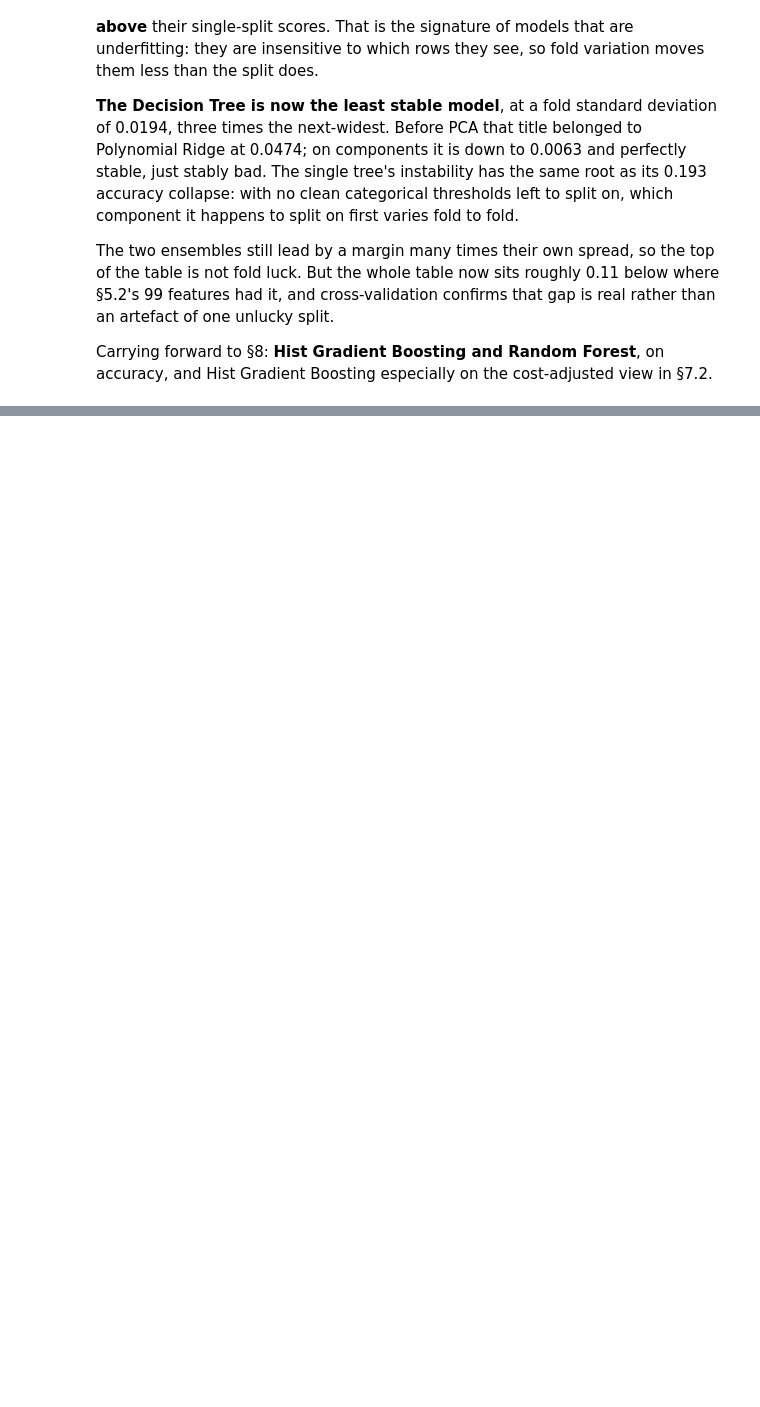
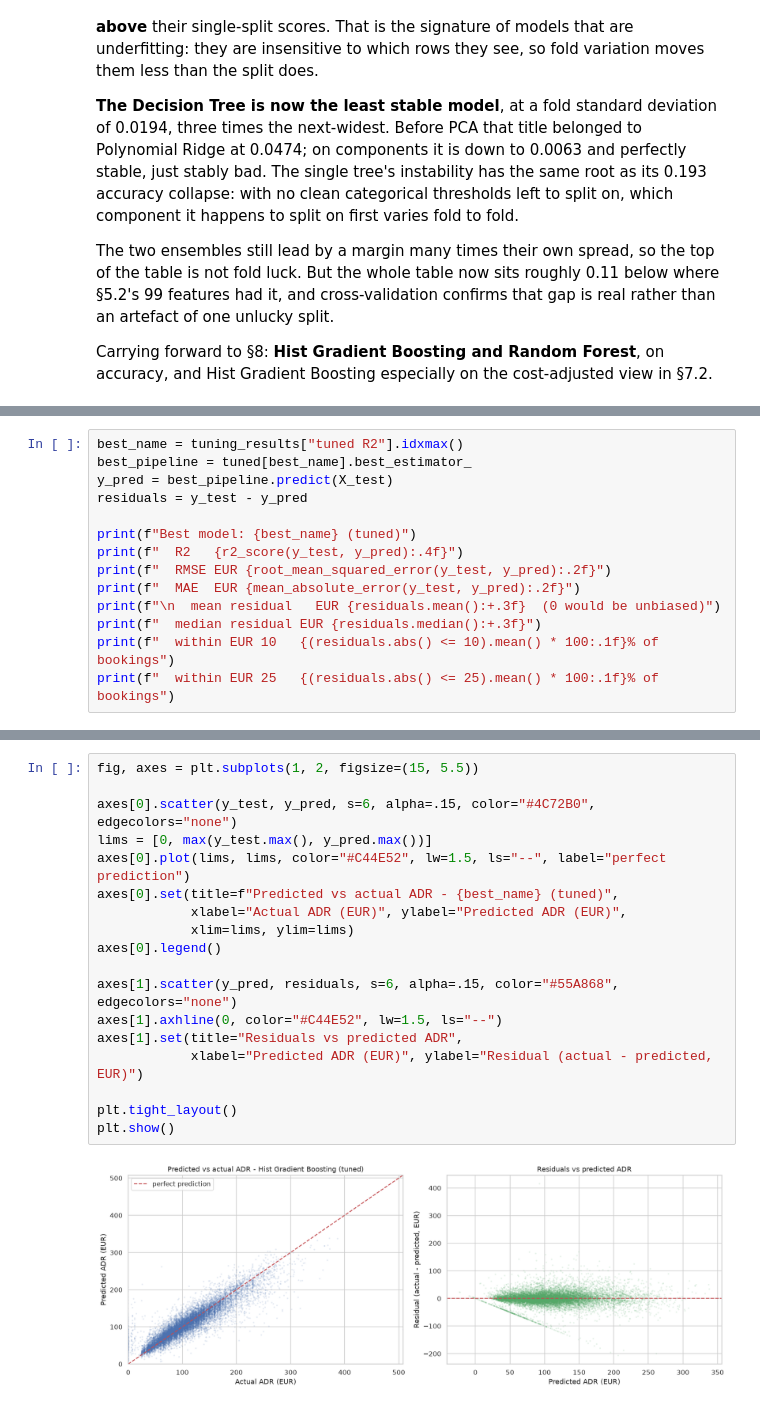
Before and after one commit to AnanyaBottu/ml-capstone, a Jupyter notebook: notebooks/regression.ipynb, the cells around one changed output, grey strips where cells are left out. Drawn from its saved outputs; the diff is of its cells as text; blank space fills up the shorter version.

```diff
--- a/notebooks/regression.ipynb
+++ b/notebooks/regression.ipynb
@@ -1046,0 +1199,14 @@ accuracy, and Hist Gradient Boosting especially on the cost-adjusted view in
+# %%
+best_name = tuning_results["tuned R2"].idxmax()
+best_pipeline = tuned[best_name].best_estimator_
+y_pred = best_pipeline.predict(X_test)
+residuals = y_test - y_pred
+
+print(f"Best model: {best_name} (tuned)")
+print(f"  R2   {r2_score(y_test, y_pred):.4f}")
+print(f"  RMSE EUR {root_mean_squared_error(y_test, y_pred):.2f}")
+print(f"  MAE  EUR {mean_absolute_error(y_test, y_pred):.2f}")
+print(f"\n  mean residual   EUR {residuals.mean():+.3f}  (0 would be unbiased)")
+print(f"  median residual EUR {residuals.median():+.3f}")
+print(f"  within EUR 10   {(residuals.abs() <= 10).mean() * 100:.1f}% of bookings")
+print(f"  within EUR 25   {(residuals.abs() <= 25).mean() * 100:.1f}% of bookings")
@@ -1046,0 +1223,20 @@ accuracy, and Hist Gradient Boosting especially on the cost-adjusted view in
+# %%
+fig, axes = plt.subplots(1, 2, figsize=(15, 5.5))
+
+axes[0].scatter(y_test, y_pred, s=6, alpha=.15, color="#4C72B0", edgecolors="none")
+lims = [0, max(y_test.max(), y_pred.max())]
+axes[0].plot(lims, lims, color="#C44E52", lw=1.5, ls="--", label="perfect prediction")
+axes[0].set(title=f"Predicted vs actual ADR - {best_name} (tuned)",
+            xlabel="Actual ADR (EUR)", ylabel="Predicted ADR (EUR)",
+            xlim=lims, ylim=lims)
+axes[0].legend()
+
+axes[1].scatter(y_pred, residuals, s=6, alpha=.15, color="#55A868", edgecolors="none")
+axes[1].axhline(0, color="#C44E52", lw=1.5, ls="--")
+axes[1].set(title="Residuals vs predicted ADR",
+            xlabel="Predicted ADR (EUR)", ylabel="Residual (actual - predicted, EUR)")
+
+plt.tight_layout()
+plt.show()
+# %% [output]
+[figure, added]
```
Also changed, not shown: parts of 18 cells of this notebook.
